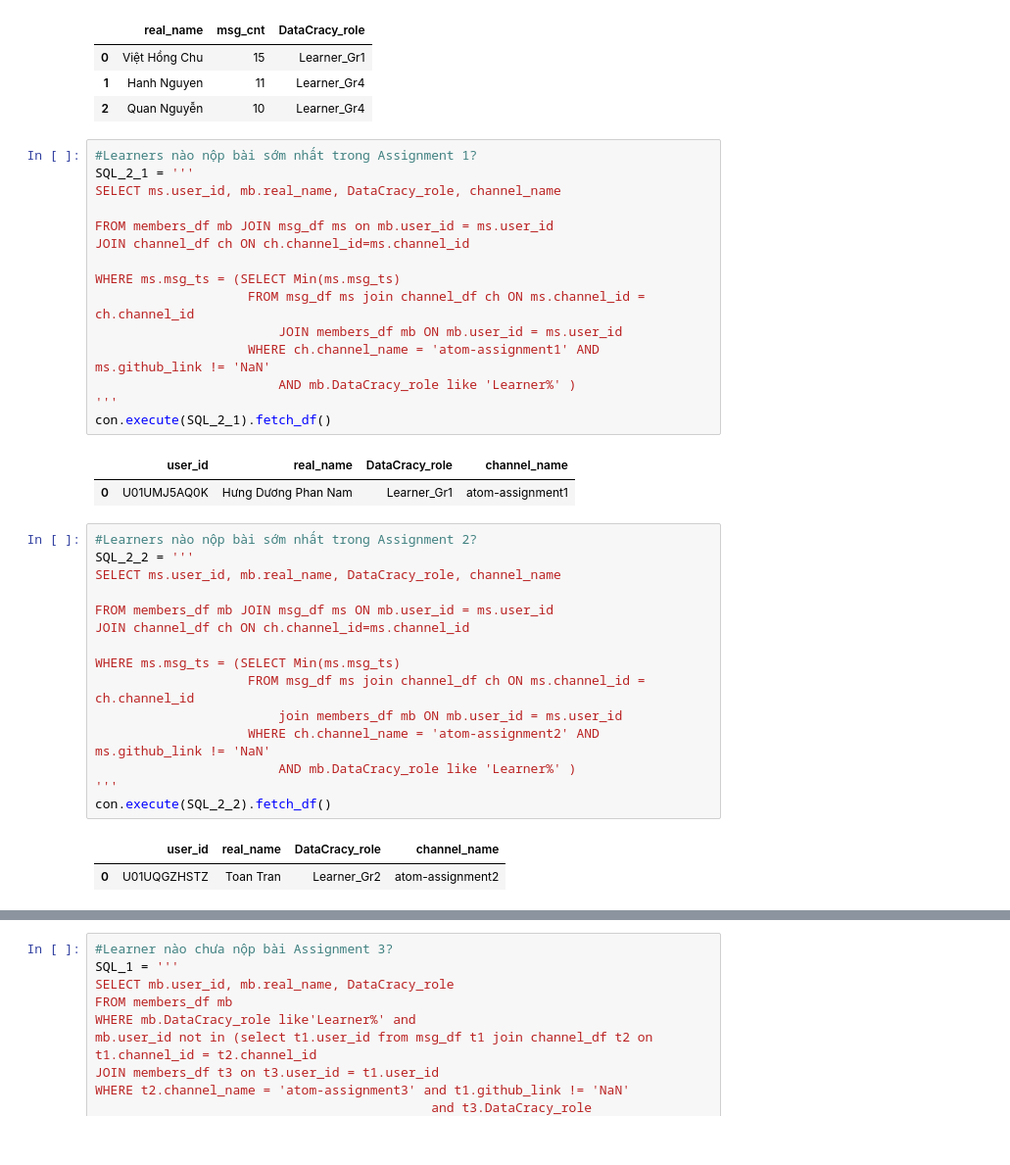
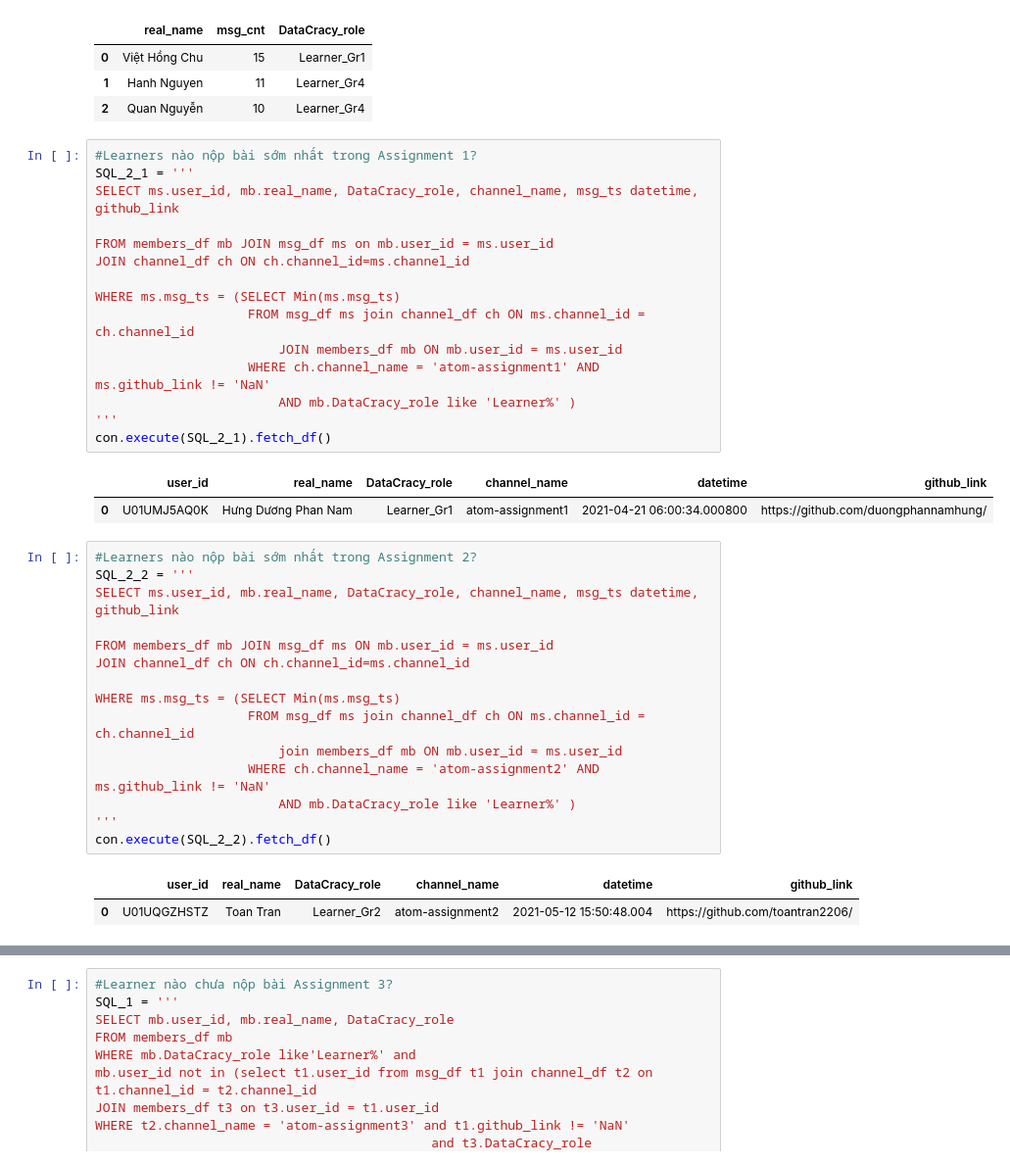
Before and after one commit to phanlinh0803/atom-assignments, a Jupyter notebook: ATOM_|_Phan_Linh_Home_Assignment_04.ipynb, the cells around one changed output, grey strips where cells are left out. Shown at 98% size. Drawn from its saved outputs; the diff is of its cells as text.

```diff
--- a/ATOM_|_Phan_Linh_Home_Assignment_04.ipynb
+++ b/ATOM_|_Phan_Linh_Home_Assignment_04.ipynb
@@ -698,25 +655,25 @@ con.execute(SQL_1_1).fetch_df()
 # %%
 #Learners nào nộp bài sớm nhất trong Assignment 1?
 SQL_2_1 = '''
-SELECT ms.user_id, mb.real_name, DataCracy_role, channel_name
+SELECT ms.user_id, mb.real_name, DataCracy_role, channel_name, msg_ts datetime, github_link
 
 FROM members_df mb JOIN msg_df ms on mb.user_id = ms.user_id
 JOIN channel_df ch ON ch.channel_id=ms.channel_id
 
 WHERE ms.msg_ts = (SELECT Min(ms.msg_ts)
                     FROM msg_df ms join channel_df ch ON ms.channel_id = ch.channel_id
                         JOIN members_df mb ON mb.user_id = ms.user_id
                     WHERE ch.channel_name = 'atom-assignment1' AND ms.github_link != 'NaN'
                         AND mb.DataCracy_role like 'Learner%' )
 '''
 con.execute(SQL_2_1).fetch_df()
 # %% [output]
-|  | user_id | real_name | DataCracy_role | channel_name |
-| 0 | U01UMJ5AQ0K | Hưng Dương Phan Nam | Learner_Gr1 | atom-assignment1 |
+|  | user_id | real_name | DataCracy_role | channel_name | datetime | github_link |
+| 0 | U01UMJ5AQ0K | Hưng Dương Phan Nam | Learner_Gr1 | atom-assignment1 | 2021-04-21 06:00:34.000800 | https://github.com/duongphannamhung/ |
 # %%
 #Learners nào nộp bài sớm nhất trong Assignment 2?
 SQL_2_2 = '''
-SELECT ms.user_id, mb.real_name, DataCracy_role, channel_name
+SELECT ms.user_id, mb.real_name, DataCracy_role, channel_name, msg_ts datetime, github_link
 
 FROM members_df mb JOIN msg_df ms ON mb.user_id = ms.user_id
 JOIN channel_df ch ON ch.channel_id=ms.channel_id
@@ -729,8 +686,8 @@ WHERE ms.msg_ts = (SELECT Min(ms.msg_ts)
 '''
 con.execute(SQL_2_2).fetch_df()
 # %% [output]
-|  | user_id | real_name | DataCracy_role | channel_name |
-| 0 | U01UQGZHSTZ | Toan Tran | Learner_Gr2 | atom-assignment2 |
+|  | user_id | real_name | DataCracy_role | channel_name | datetime | github_link |
+| 0 | U01UQGZHSTZ | Toan Tran | Learner_Gr2 | atom-assignment2 | 2021-05-12 15:50:48.004 | https://github.com/toantran2206/ |
 # %%
 #Learners nào nộp bài sớm nhất trong Assignment 3?
 SQL_2_3 = '''
```
Also changed, not shown: parts of 2 cells of this notebook.
